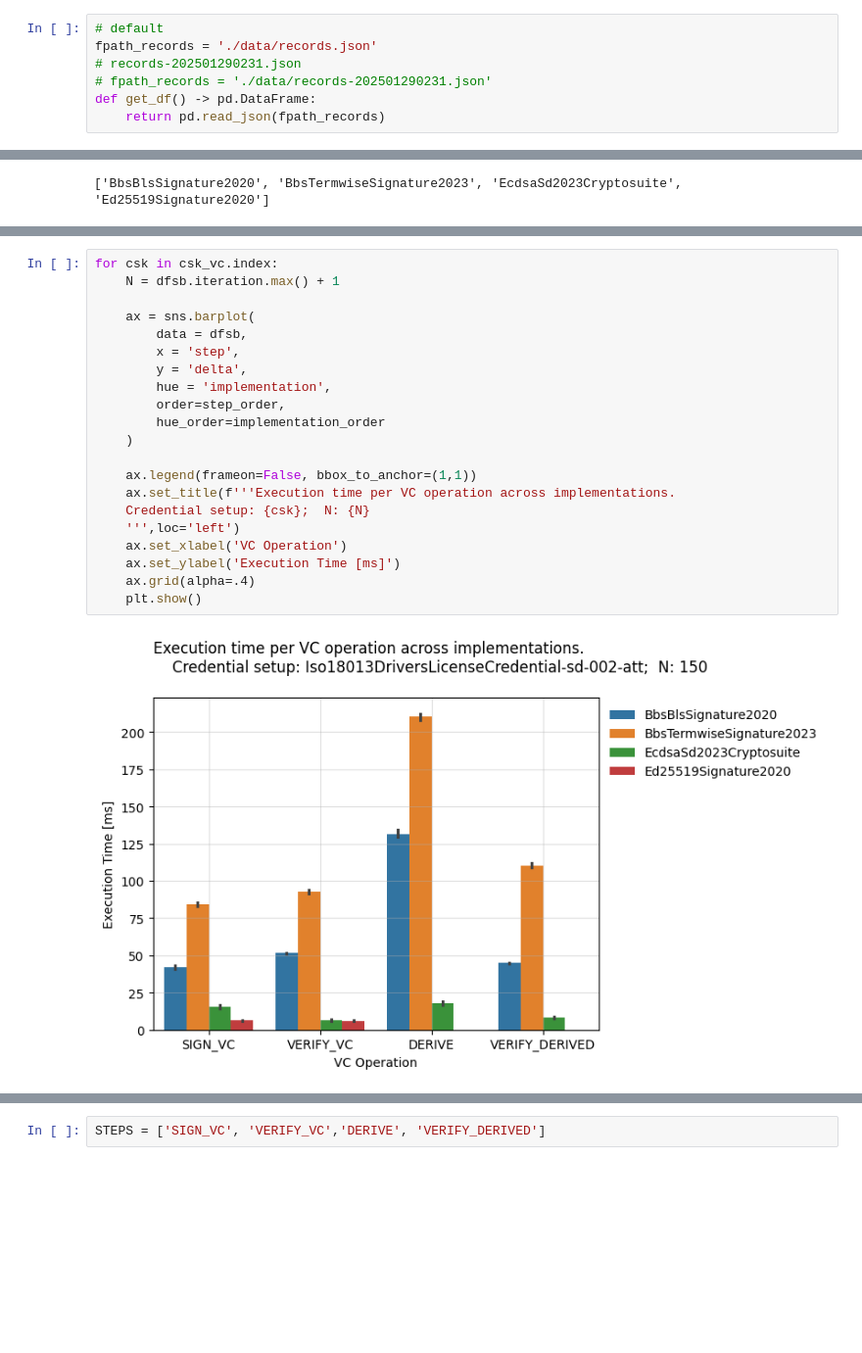
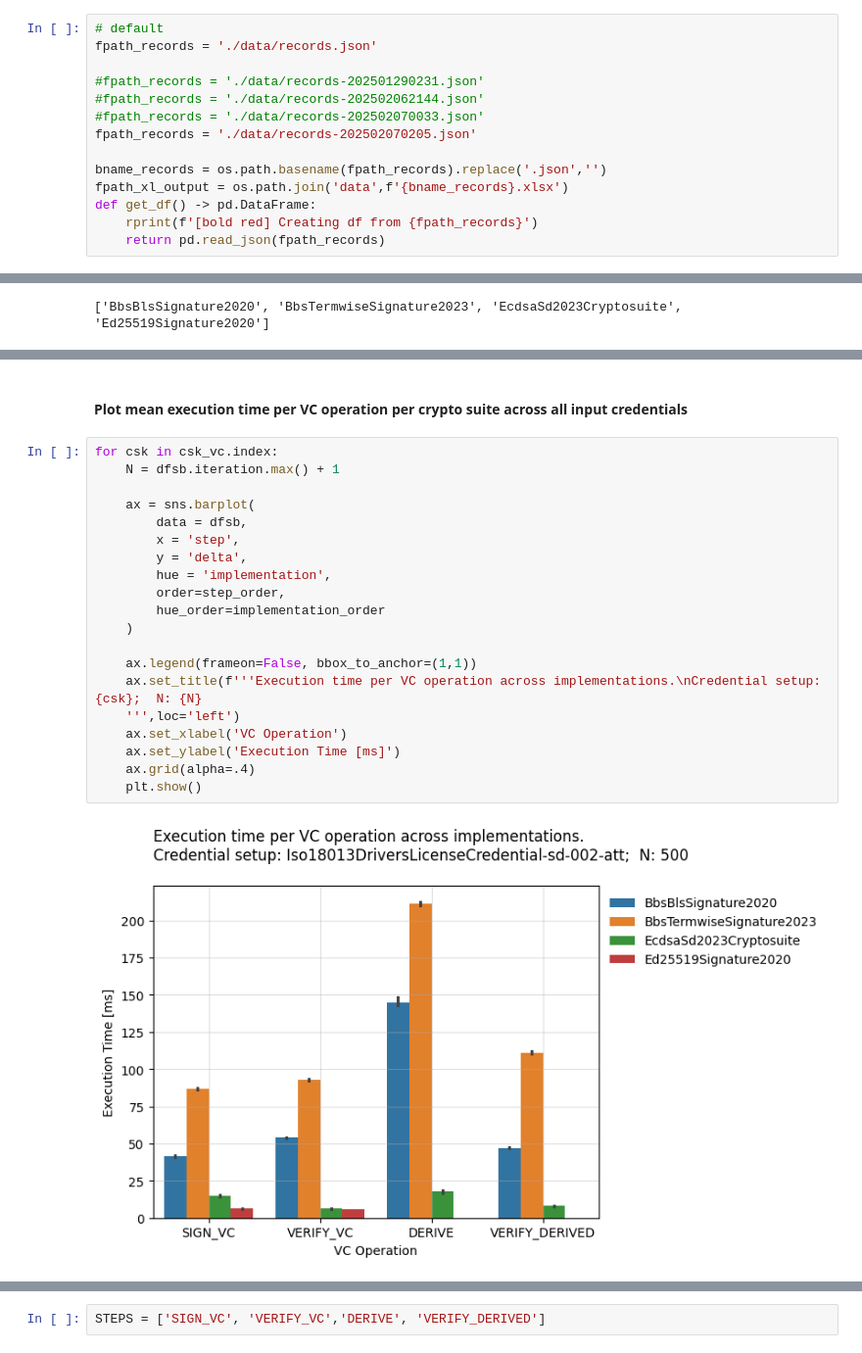
Before and after one commit to SolidLabResearch/vc-benchmark, a Jupyter notebook: data-analysis-v2-0-0.ipynb, the cells around one changed output, grey strips where cells are left out. Shown at 98% size. Cells and saved outputs as stored; diff of their text form; blank space fills up the shorter version.

```diff
--- a/data-analysis-v2-0-0.ipynb
+++ b/data-analysis-v2-0-0.ipynb
@@ -22,9 +35,16 @@ def extract_nr_of_sd_attributes(x: str) -> int:
 # %%
 # default
 fpath_records = './data/records.json'
-# records-202501290231.json
-# fpath_records = './data/records-202501290231.json'
+
+#fpath_records = './data/records-202501290231.json'
+#fpath_records = './data/records-202502062144.json'
+#fpath_records = './data/records-202502070033.json'
+fpath_records = './data/records-202502070205.json'
+
+bname_records = os.path.basename(fpath_records).replace('.json','')
+fpath_xl_output = os.path.join('data',f'{bname_records}.xlsx')
 def get_df() -> pd.DataFrame:
+    rprint(f'[bold red] Creating df from {fpath_records}')
     return pd.read_json(fpath_records)
 # %%
 df = get_df()
@@ -234,23 +276,24 @@ csk_vc = dfsb['credentialSetupKey'].value_counts(dropna=False)
+# %% [markdown]
+#### Plot mean execution time per VC operation per crypto suite across all input credentials
 # %%
 for csk in csk_vc.index:
     N = dfsb.iteration.max() + 1
 
     ax = sns.barplot(
         data = dfsb,
         x = 'step',
         y = 'delta',
         hue = 'implementation',
         order=step_order,
         hue_order=implementation_order
     )
 
     ax.legend(frameon=False, bbox_to_anchor=(1,1))
-    ax.set_title(f'''Execution time per VC operation across implementations.
-    Credential setup: {csk};  N: {N}
+    ax.set_title(f'''Execution time per VC operation across implementations.\nCredential setup: {csk};  N: {N}
     ''',loc='left')
     ax.set_xlabel('VC Operation')
     ax.set_ylabel('Execution Time [ms]')
     ax.grid(alpha=.4)
     plt.show()
 # %% [output]
-[figure, old version]
+[figure, new version]
```
Also changed, not shown: parts of 59 cells of this notebook.
